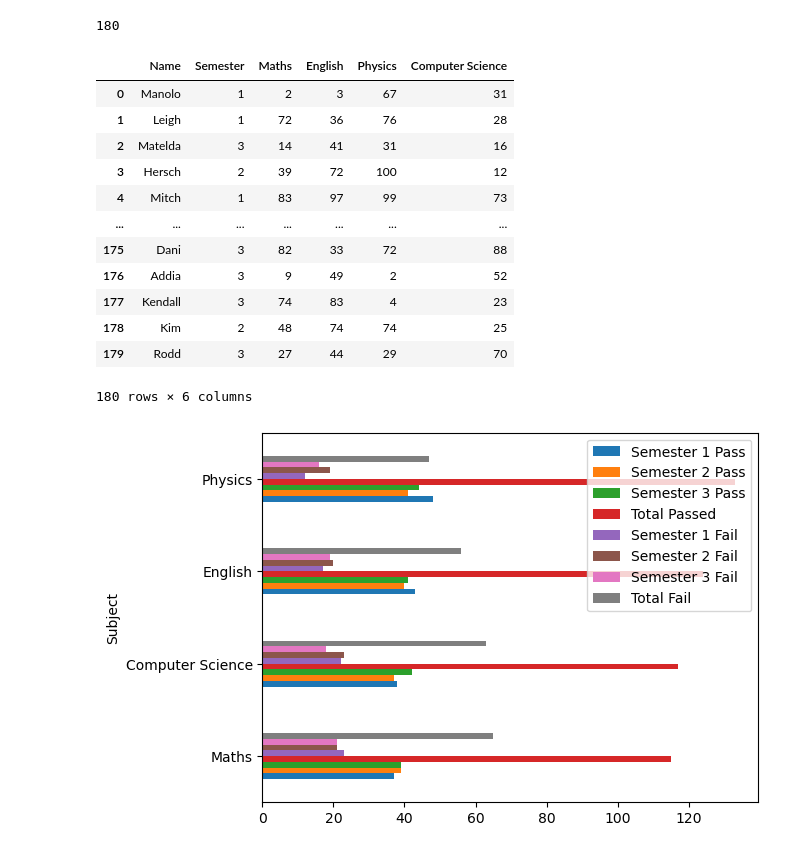
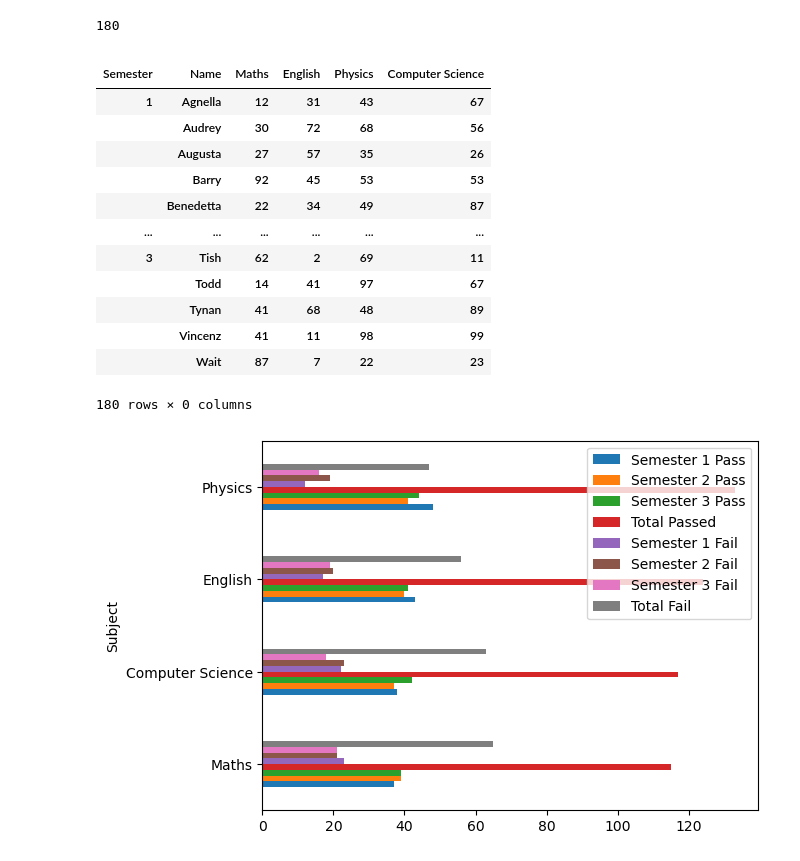
Before and after one commit to cezanekarki/Netflix_EDA, a Jupyter notebook: Day9/students.ipynb, the cells around one changed output. Drawn from its saved outputs; the diff is of its cells as text; code cells hidden in the pictures.

```diff
--- a/Day9/students.ipynb
+++ b/Day9/students.ipynb
@@ -59,22 +59,24 @@ marksheet.drop("ID",axis=1,inplace=True)
 # %%
 from sklearn.utils import shuffle
 marksheet = shuffle(marksheet)
 marksheet.reset_index(drop=True, inplace=True)
-marksheet
+marksheet_group = marksheet.groupby(["Semester ","Name", "Maths","English","Physics","Computer Science"])
+marksheet_group.first()
 # %% [output]
-|  | Name | Semester | Maths | English | Physics | Computer Science |
-| 0 | Manolo | 1 | 2 | 3 | 67 | 31 |
-| 1 | Leigh | 1 | 72 | 36 | 76 | 28 |
-| 2 | Matelda | 3 | 14 | 41 | 31 | 16 |
-| 3 | Hersch | 2 | 39 | 72 | 100 | 12 |
-| 4 | Mitch | 1 | 83 | 97 | 99 | 73 |
-| ... | ... | ... | ... | ... | ... | ... |
-| 175 | Dani | 3 | 82 | 33 | 72 | 88 |
-| 176 | Addia | 3 | 9 | 49 | 2 | 52 |
-| 177 | Kendall | 3 | 74 | 83 | 4 | 23 |
-| 178 | Kim | 2 | 48 | 74 | 74 | 25 |
-| 179 | Rodd | 3 | 27 | 44 | 29 | 70 |
+|  |  |  |  |  |  |
+| Semester | Name | Maths | English | Physics | Computer Science |
+| 1 | Agnella | 12 | 31 | 43 | 67 |
+|  | Audrey | 30 | 72 | 68 | 56 |
+|  | Augusta | 27 | 57 | 35 | 26 |
+|  | Barry | 92 | 45 | 53 | 53 |
+|  | Benedetta | 22 | 34 | 49 | 87 |
+| ... | ... | ... | ... | ... | ... |
+| 3 | Tish | 62 | 2 | 69 | 11 |
+|  | Todd | 14 | 41 | 97 | 67 |
+|  | Tynan | 41 | 68 | 48 | 89 |
+|  | Vincenz | 41 | 11 | 98 | 99 |
+|  | Wait | 87 | 7 | 22 | 23 |
-180 rows × 6 columns
+180 rows × 0 columns
 # %%
 def calculation_marks(b,a):
     if b == "pass":
```
Also changed, not shown: parts of 3 cells of this notebook.
